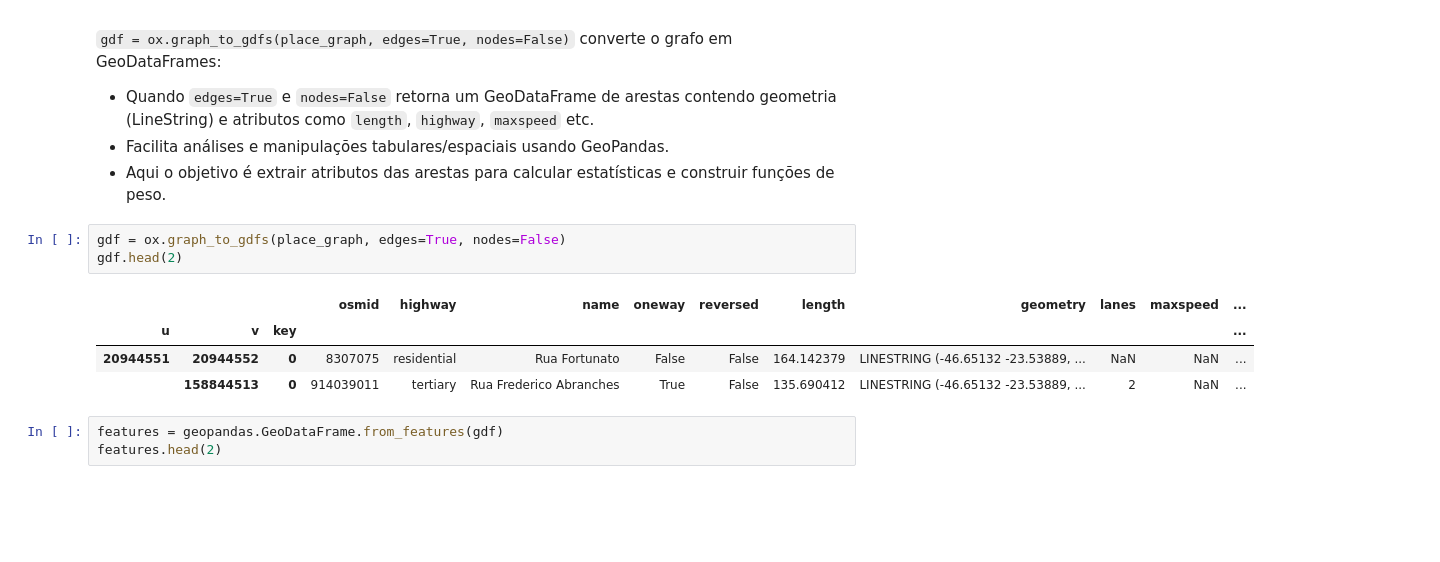
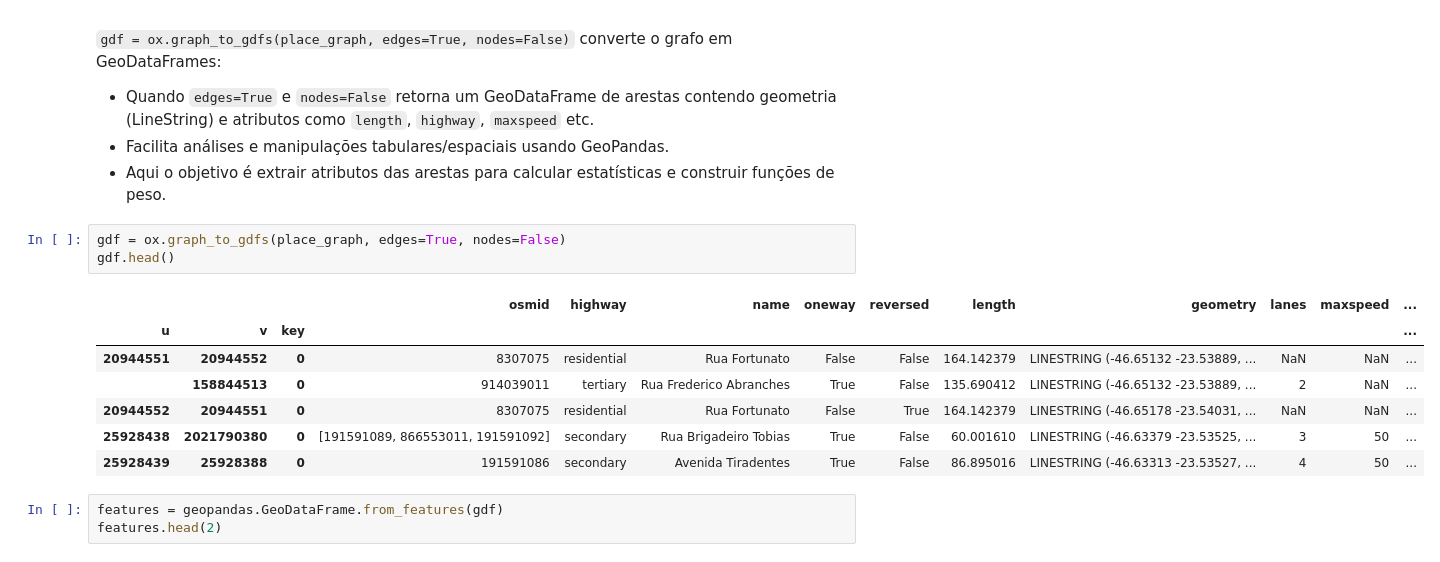
Before and after one commit to luizaaca/api_best_route, a Jupyter notebook: concepts/osmnx_exploration.ipynb, the cells around one changed output. Cells and saved outputs as stored; diff of their text form; blank space fills up the shorter version.

```diff
--- a/concepts/osmnx_exploration.ipynb
+++ b/concepts/osmnx_exploration.ipynb
@@ -40,12 +40,15 @@ ox.plot_graph(place_graph, bgcolor="white", node_size=10, edge_color="blue", nod
 - Aqui o objetivo é extrair atributos das arestas para calcular estatísticas e construir funções de peso.
 # %%
 gdf = ox.graph_to_gdfs(place_graph, edges=True, nodes=False)
-gdf.head(2)
+gdf.head()
 # %% [output]
 |  |  |  | osmid | highway | name | oneway | reversed | length | geometry | lanes | maxspeed | ... |
 | u | v | key |  |  |  |  |  |  |  |  |  | ... |
 | 20944551 | 20944552 | 0 | 8307075 | residential | Rua Fortunato | False | False | 164.142379 | LINESTRING (-46.65132 -23.53889, ... | NaN | NaN | ... |
 |  | 158844513 | 0 | 914039011 | tertiary | Rua Frederico Abranches | True | False | 135.690412 | LINESTRING (-46.65132 -23.53889, ... | 2 | NaN | ... |
+| 20944552 | 20944551 | 0 | 8307075 | residential | Rua Fortunato | False | True | 164.142379 | LINESTRING (-46.65178 -23.54031, ... | NaN | NaN | ... |
+| 25928438 | 2021790380 | 0 | [191591089, 866553011, 191591092] | secondary | Rua Brigadeiro Tobias | True | False | 60.001610 | LINESTRING (-46.63379 -23.53525, ... | 3 | 50 | ... |
+| 25928439 | 25928388 | 0 | 191591086 | secondary | Avenida Tiradentes | True | False | 86.895016 | LINESTRING (-46.63313 -23.53527, ... | 4 | 50 | ... |
 # %%
 features = geopandas.GeoDataFrame.from_features(gdf)
 features.head(2)
```
Also changed, not shown: 6 other files.
